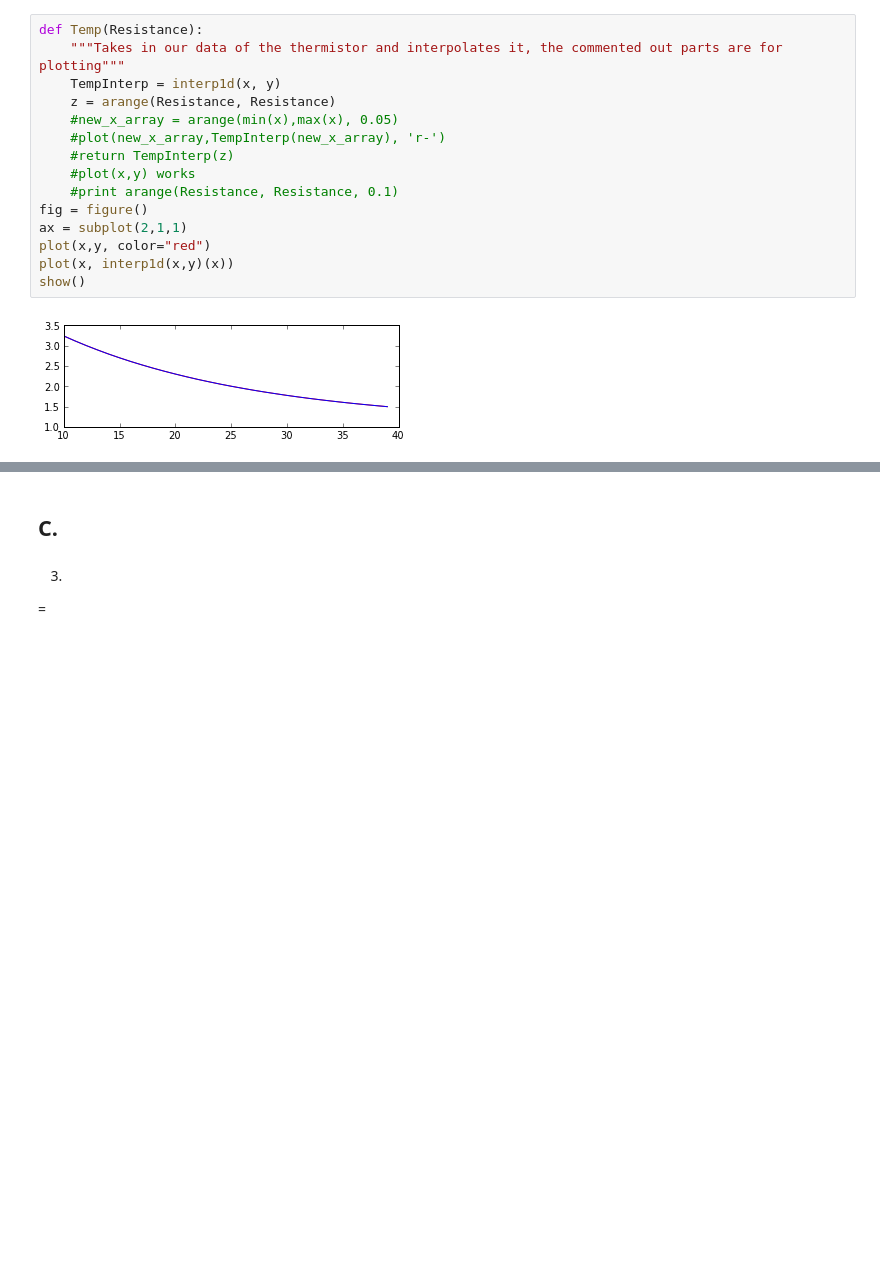
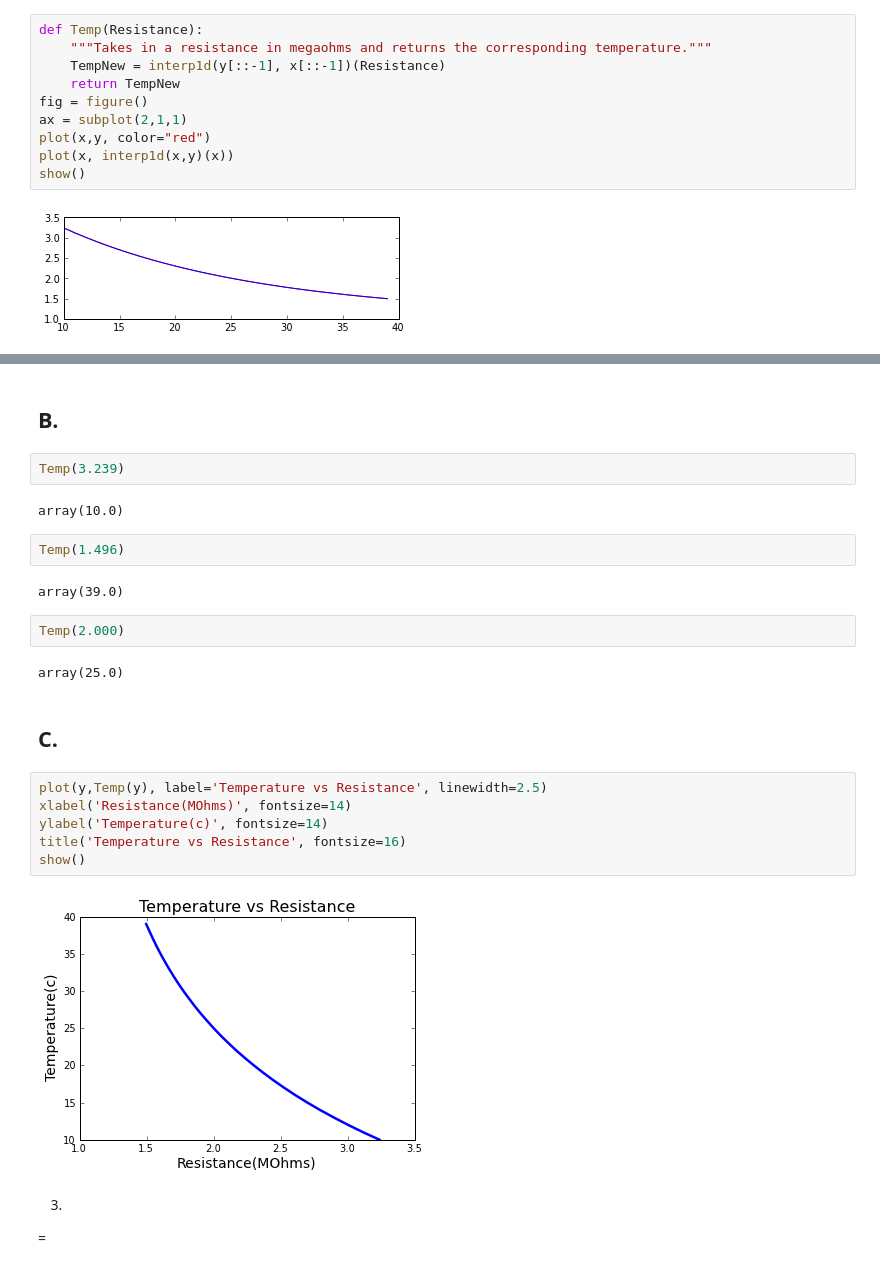
Before and after one commit to ewjohnst/PHYS202-S13, a Jupyter notebook: Week4/InterpAndDiffEx3.ipynb, the cells around one changed output, grey strips where cells are left out. Drawn from its saved outputs; the diff is of its cells as text; blank space fills up the shorter version.

Commit message:
Figured out interpolating function

```diff
--- a/Week4/InterpAndDiffEx3.ipynb
+++ b/Week4/InterpAndDiffEx3.ipynb
@@ -62,14 +62,9 @@ x = data[:,0] #Temp
 y = data[:,1] #Resistance
 # %%
 def Temp(Resistance):
-    """Takes in our data of the thermistor and interpolates it, the commented out parts are for plotting"""
-    TempInterp = interp1d(x, y)
-    z = arange(Resistance, Resistance)
-    #new_x_array = arange(min(x),max(x), 0.05)
-    #plot(new_x_array,TempInterp(new_x_array), 'r-')
-    #return TempInterp(z)
-    #plot(x,y) works
-    #print arange(Resistance, Resistance, 0.1)
+    """Takes in a resistance in megaohms and returns the corresponding temperature."""
+    TempNew = interp1d(y[::-1], x[::-1])(Resistance)
+    return TempNew
 fig = figure()
 ax = subplot(2,1,1)
 plot(x,y, color="red")
@@ -85,6 +75,29 @@ show()
+# %% [markdown]
+B.
+-
+# %%
+Temp(3.239)
+# %% [output]
+array(10.0)
+# %%
+Temp(1.496)
+# %% [output]
+array(39.0)
+# %%
+Temp(2.000)
+# %% [output]
+array(25.0)
 # %% [markdown]
 C.
 -
+# %%
+plot(y,Temp(y), label='Temperature vs Resistance', linewidth=2.5)
+xlabel('Resistance(MOhms)', fontsize=14)
+ylabel('Temperature(c)', fontsize=14)
+title('Temperature vs Resistance', fontsize=16)
+show()
+# %% [output]
+[figure, added]
 # %% [markdown]
 3.
 =
```
Also changed, not shown: parts of 1 cell of this notebook.
